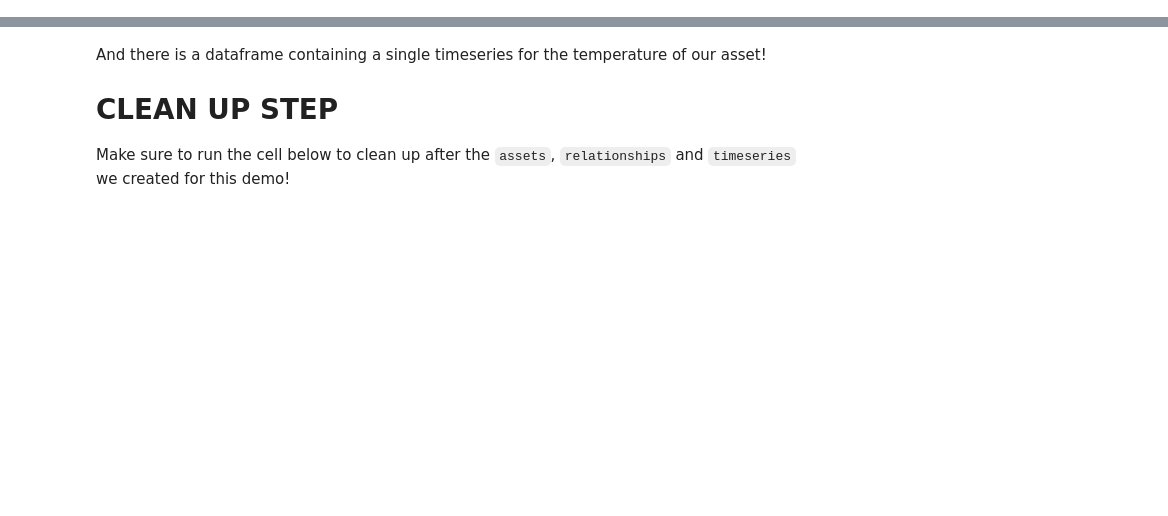
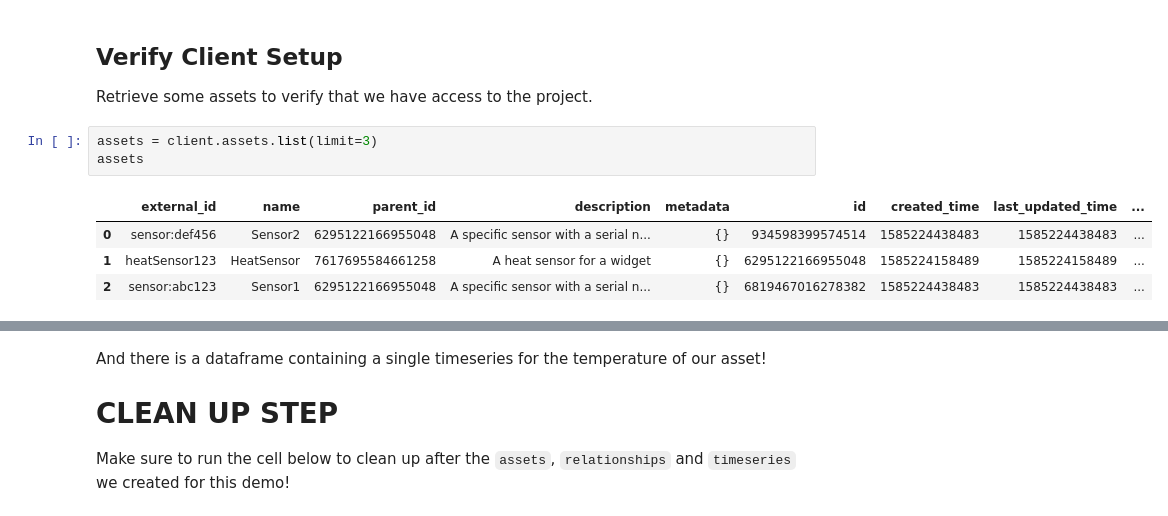
Before and after one commit to cognitedata/dshub-tutorials, a Jupyter notebook: advanced/Timeseries stitching demo.ipynb, the cells around one changed output, grey strips where cells are left out. Drawn from its saved outputs; the diff is of its cells as text; blank space fills up the shorter version.

```diff
--- a/advanced/Timeseries stitching demo.ipynb
+++ b/advanced/Timeseries stitching demo.ipynb
@@ -113,0 +45,12 @@ client.time_series.create([sensor_1_timeseries, sensor_2_timeseries])
+# %% [markdown]
+## Verify Client Setup
+
+Retrieve some assets to verify that we have access to the project.
+# %%
+assets = client.assets.list(limit=3)
+assets
+# %% [output]
+|  | external_id | name | parent_id | description | metadata | id | created_time | last_updated_time | ... |
+| 0 | sensor:def456 | Sensor2 | 6295122166955048 | A specific sensor with a serial n... | {} | 934598399574514 | 1585224438483 | 1585224438483 | ... |
+| 1 | heatSensor123 | HeatSensor | 7617695584661258 | A heat sensor for a widget | {} | 6295122166955048 | 1585224158489 | 1585224158489 | ... |
+| 2 | sensor:abc123 | Sensor1 | 6295122166955048 | A specific sensor with a serial n... | {} | 6819467016278382 | 1585224438483 | 1585224438483 | ... |
```
Also changed, not shown: parts of 30 cells of this notebook, 2 other files.
